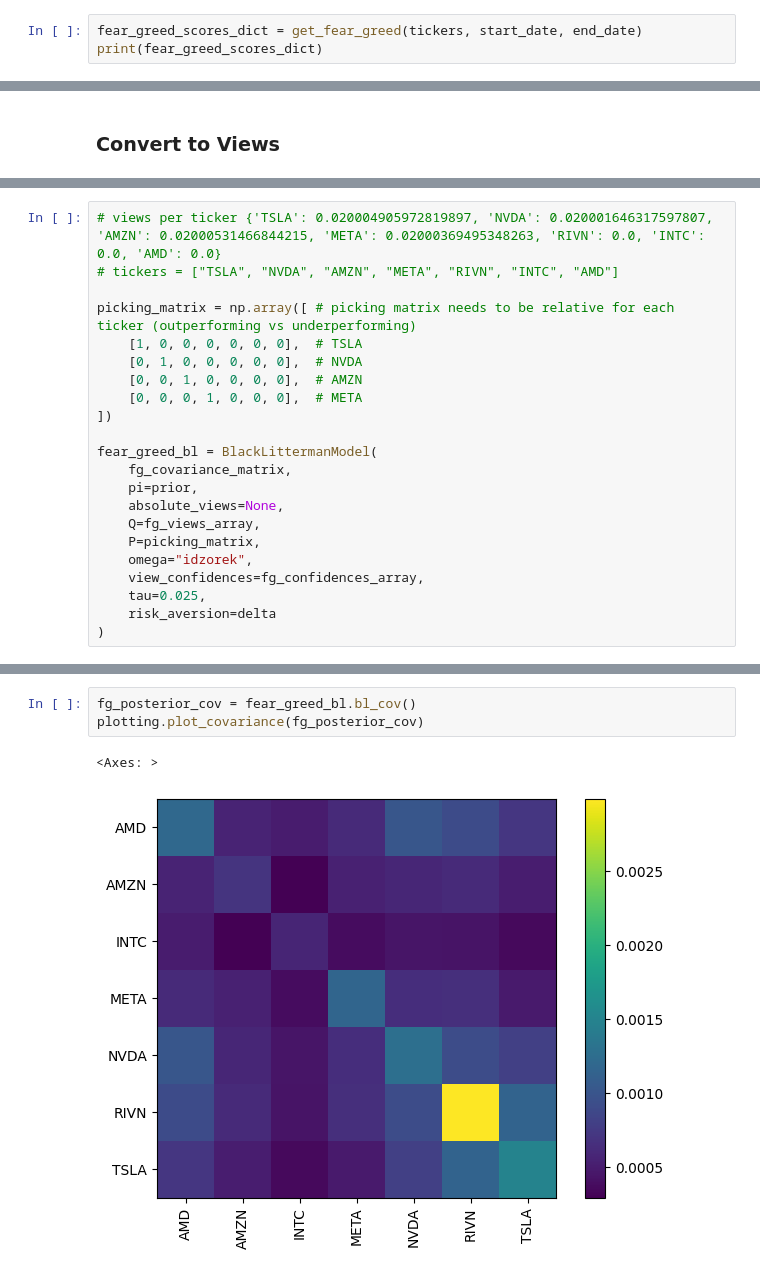
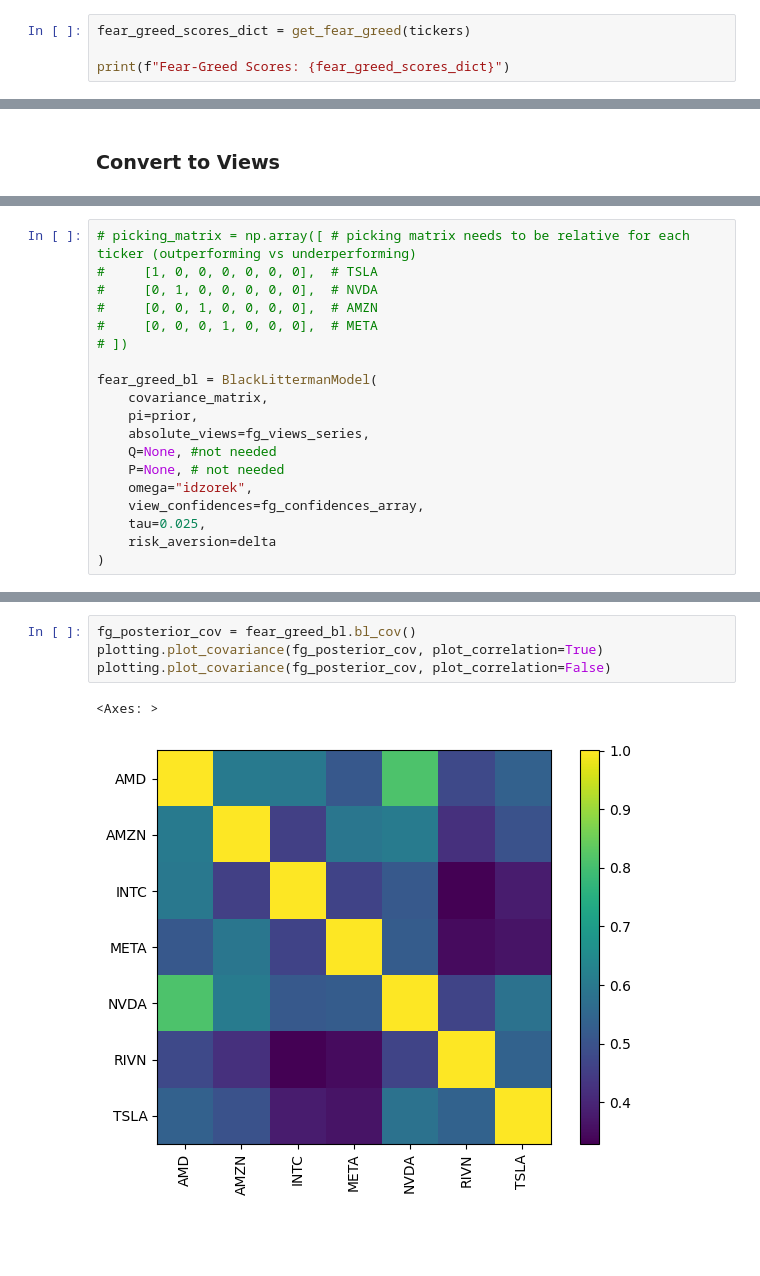
Before and after one commit to chantalmaskell/Black_Litterman_Portfolio_Optimisation, a Jupyter notebook: In_Progress/fear_greed_BL.ipynb, the cells around one changed output, grey strips where cells are left out. Drawn from its saved outputs; the diff is of its cells as text; blank space fills up the shorter version.

```diff
--- a/In_Progress/fear_greed_BL.ipynb
+++ b/In_Progress/fear_greed_BL.ipynb
@@ -463,6 +427,7 @@ def get_fear_greed(tickers, start_date=None, end_date=None):
 
     return fear_greed_scores_dict
 # %%
-fear_greed_scores_dict = get_fear_greed(tickers, start_date, end_date)
-print(fear_greed_scores_dict)
+fear_greed_scores_dict = get_fear_greed(tickers)
+
+print(f"Fear-Greed Scores: {fear_greed_scores_dict}")
 # %% [output]
@@ -513,20 +490,17 @@ Confidences: [0.10890729 0.11065736 0.02783757 0.12484329 0.21277738 0.30515607
 # %%
-# views per ticker {'TSLA': 0.020004905972819897, 'NVDA': 0.020001646317597807, 'AMZN': 0.02000531466844215, 'META': 0.02000369495348263, 'RIVN': 0.0, 'INTC': 0.0, 'AMD': 0.0}
-# tickers = ["TSLA", "NVDA", "AMZN", "META", "RIVN", "INTC", "AMD"]
-
-picking_matrix = np.array([ # picking matrix needs to be relative for each ticker (outperforming vs underperforming)
-    [1, 0, 0, 0, 0, 0, 0],  # TSLA
-    [0, 1, 0, 0, 0, 0, 0],  # NVDA
-    [0, 0, 1, 0, 0, 0, 0],  # AMZN
-    [0, 0, 0, 1, 0, 0, 0],  # META
-])
+# picking_matrix = np.array([ # picking matrix needs to be relative for each ticker (outperforming vs underperforming)
+#     [1, 0, 0, 0, 0, 0, 0],  # TSLA
+#     [0, 1, 0, 0, 0, 0, 0],  # NVDA
+#     [0, 0, 1, 0, 0, 0, 0],  # AMZN
+#     [0, 0, 0, 1, 0, 0, 0],  # META
+# ])
 
 fear_greed_bl = BlackLittermanModel(
-    fg_covariance_matrix,
+    covariance_matrix,
     pi=prior,
-    absolute_views=None,
-    Q=fg_views_array,
-    P=picking_matrix,
+    absolute_views=fg_views_series,
+    Q=None, #not needed
+    P=None, # not needed
     omega="idzorek",
     view_confidences=fg_confidences_array,
     tau=0.025,
@@ -579,6 +577,7 @@ views_vs_scores
 # %%
 fg_posterior_cov = fear_greed_bl.bl_cov()
-plotting.plot_covariance(fg_posterior_cov)
+plotting.plot_covariance(fg_posterior_cov, plot_correlation=True)
+plotting.plot_covariance(fg_posterior_cov, plot_correlation=False)
 # %% [output]
 <Axes: >
-[figure, old version]
+[figure, new version]
```
Also changed, not shown: parts of 43 cells of this notebook.
